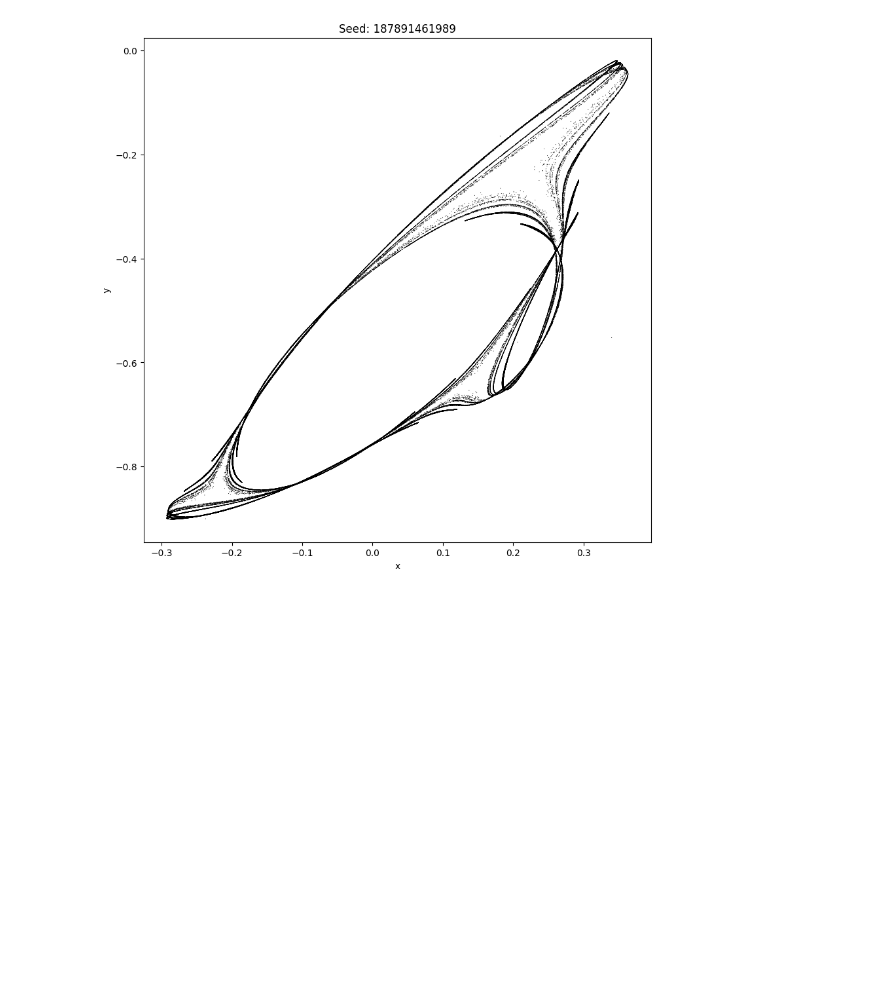
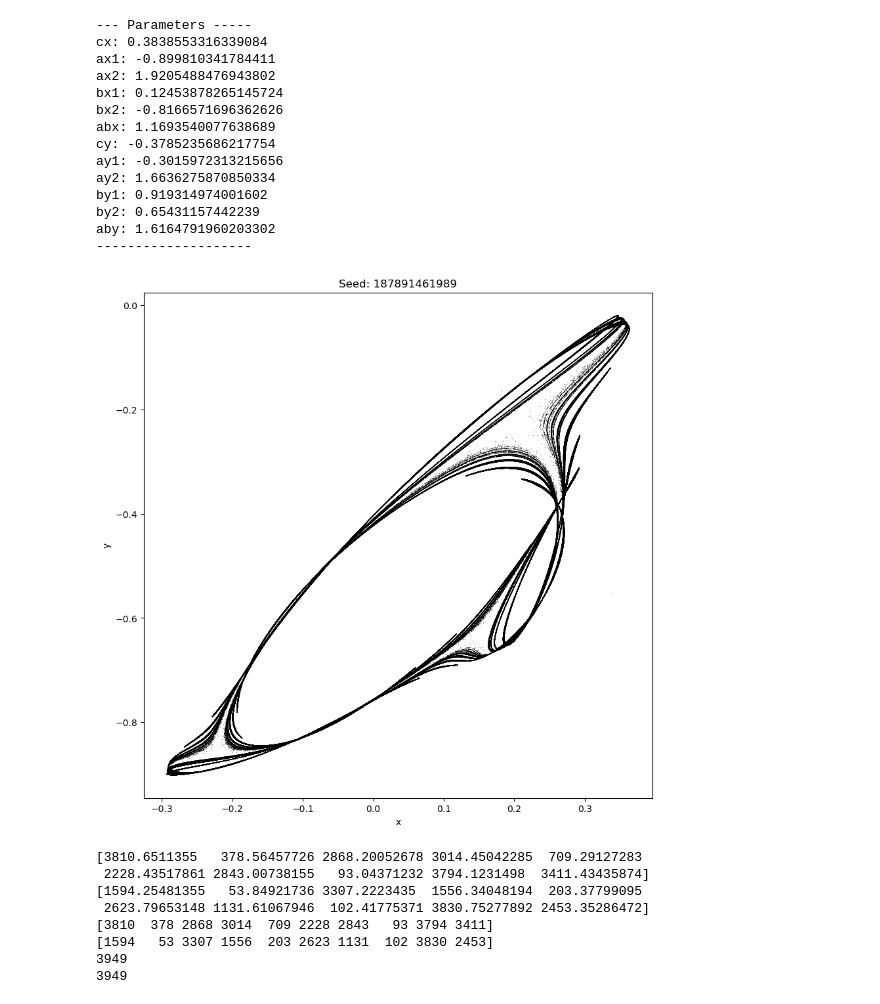
Before and after one commit to SylviaWhittle/python-tests, a Jupyter notebook: GenerativeArt/quadratic_maps/quadratic_maps.ipynb, the cells around one changed output. Drawn from its saved outputs; the diff is of its cells as text; code cells hidden in the pictures; blank space fills up the shorter version.

```diff
--- a/GenerativeArt/quadratic_maps/quadratic_maps.ipynb
+++ b/GenerativeArt/quadratic_maps/quadratic_maps.ipynb
@@ -8,5 +12,5 @@ import matplotlib.pyplot as plt
 # %%
-def quadratic_map(
+def quadratic_map_iteration(
     xy: tuple[float, float],
     cx: float,
     ax1: float,
@@ -154,6 +173,69 @@ Success at iteration [62]. Seed: [615729406913]
-# %%
-success, seed, x_list, y_list = try_quadratic_map(187891461989)
-
-plot_quadratic_map(x_list, y_list, seed, save=True)
-# %% [output]
-[figure, removed]
+# %%
+seed = 187891461989
+success, seed, x_list, y_list = quadratic_map(seed=seed, iterations=1000000)
+
+plot_quadratic_map(x_list, y_list, seed, save=True)
+
+# Create RGB image
+img = np.zeros((4000, 4000, 3), dtype=np.uint8)
+
+xs = np.array(x_list)
+ys = np.array(y_list)
+
+buffer = 200
+# Normalise
+xs = xs - np.min(xs)
+xs = ((xs / np.max(xs)) * (img.shape[0] - buffer/2 - 1)) + buffer/4
+ys = ys - np.min(ys)
+ys = ((ys / np.max(ys)) * (img.shape[1] - buffer/2 - 1)) + buffer/4
+
+print(xs[0:10])
+print(ys[0:10])
+
+xs = xs.astype(int)
+ys = ys.astype(int)
+
+print(xs[0:10])
+print(ys[0:10])
+
+print(np.max(xs))
+print(np.max(ys))
+
+# Update image array
+for coord in zip(xs, ys):
+    x = coord[0]
+    y = coord[1]
+    img[x, y, 1:] += 1
+    if img[x, y, 0] > 255:
+        img[x, y, 0] = 255
+    if img[x, y, 1] > 255:
+        img[x, y, 1] = 255
+    if img[x, y, 2] > 255:
+        img[x, y, 2] = 255
+
+plt.imshow(img)
+plt.imsave(f"output/quadratic_{seed}.png", img)
+# %% [output]
+--- Parameters -----
+cx: 0.3838553316339084
+ax1: -0.899810341784411
+ax2: 1.9205488476943802
+bx1: 0.12453878265145724
+bx2: -0.8166571696362626
+abx: 1.1693540077638689
+cy: -0.3785235686217754
+ay1: -0.3015972313215656
+ay2: 1.6636275870850334
+by1: 0.919314974001602
+by2: 0.65431157442239
+aby: 1.6164791960203302
+--------------------
+[figure, added]
+[3810.6511355   378.56457726 2868.20052678 3014.45042285  709.29127283
+ 2228.43517861 2843.00738155   93.04371232 3794.1231498  3411.43435874]
+[1594.25481355   53.84921736 3307.2223435  1556.34048194  203.37799095
+ 2623.79653148 1131.61067946  102.41775371 3830.75277892 2453.35286472]
+[3810  378 2868 3014  709 2228 2843   93 3794 3411]
+[1594   53 3307 1556  203 2623 1131  102 3830 2453]
+3949
+3949
```
Also changed, not shown: parts of 4 cells of this notebook.
